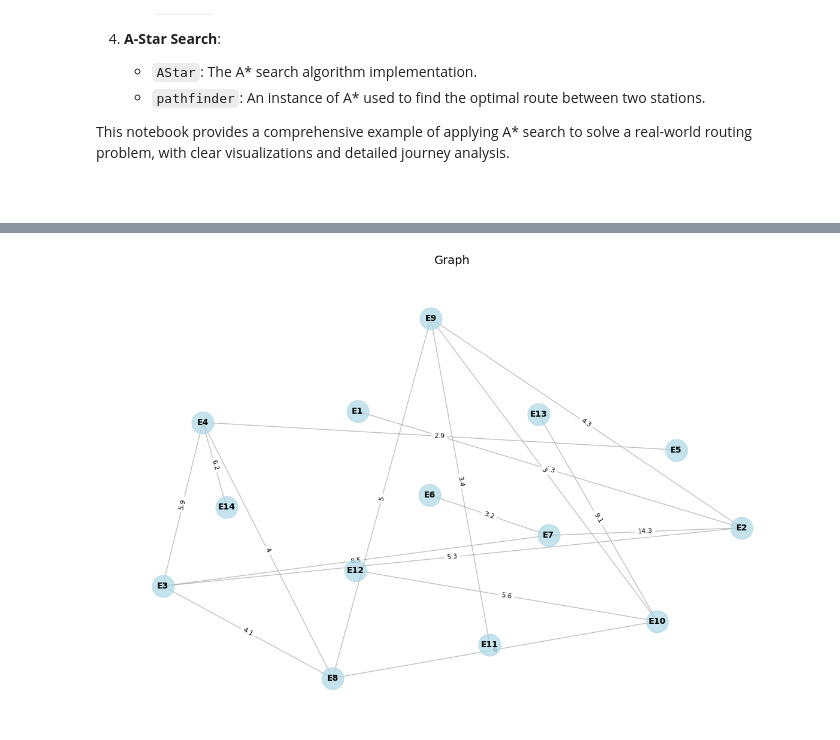
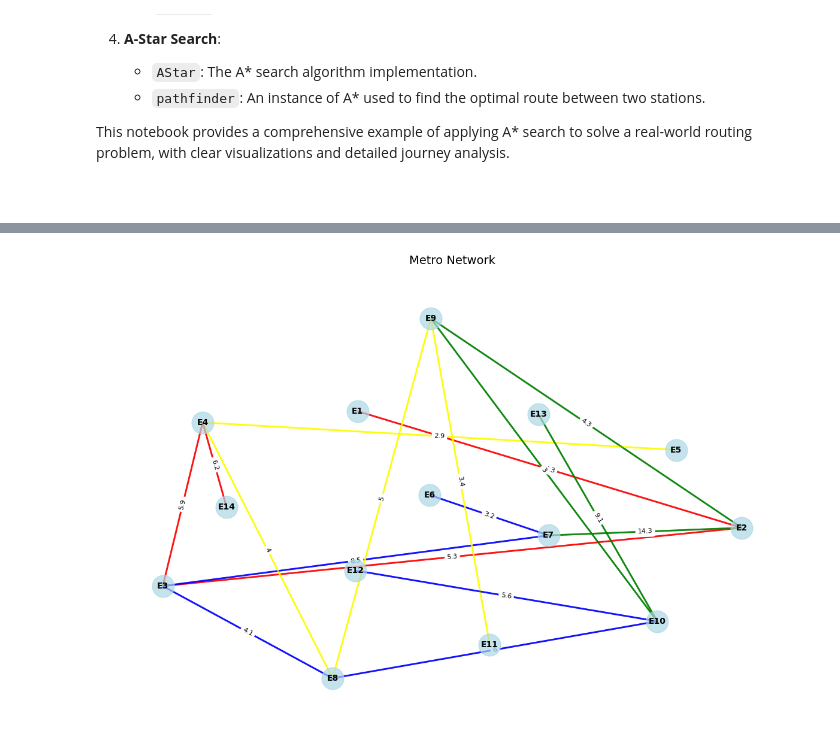
Before and after one commit to scadete/a-star, a Jupyter notebook: examples/astar_metro_routing.ipynb, the cells around one changed output, grey strips where cells are left out. Cells and saved outputs as stored; diff of their text form; code cells hidden in the pictures.

```diff
--- a/examples/astar_metro_routing.ipynb
+++ b/examples/astar_metro_routing.ipynb
@@ -75,9 +82,9 @@ distance_graph = {
     'E14': {'E4': 6.2}
 }
 # %%
-plot_graph(distance_graph, pos=fixed_pos)
+plot_graph(distance_graph, pos=fixed_pos, line_config=line_config)
 # %% [output]
-[figure, old version]
+[figure, new version]
 # %%
 def get_common_lines(station1: str, station2: str, line_config: Dict) -> List[str]:
     """Find common lines between two stations by checking each line's stations."""
```
Also changed, not shown: parts of 6 cells of this notebook, 1 other file.
